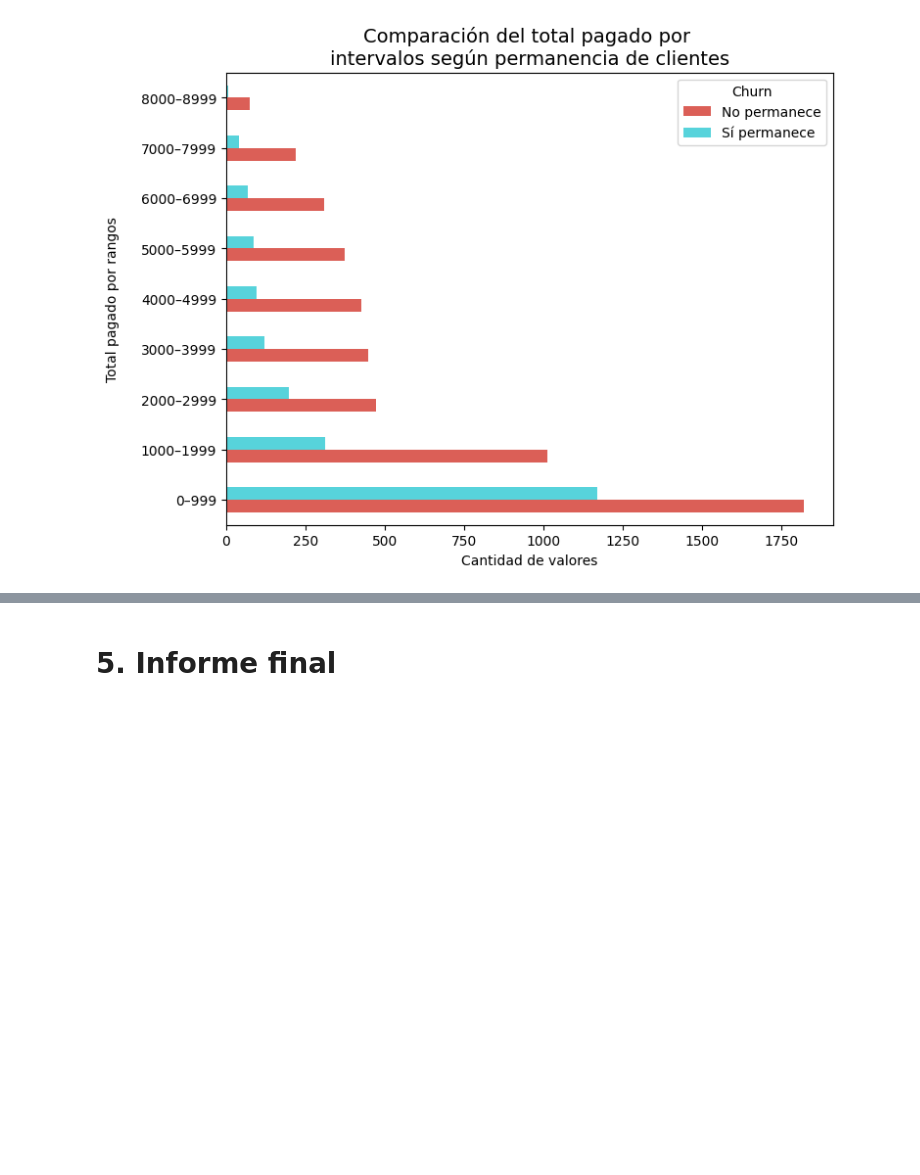
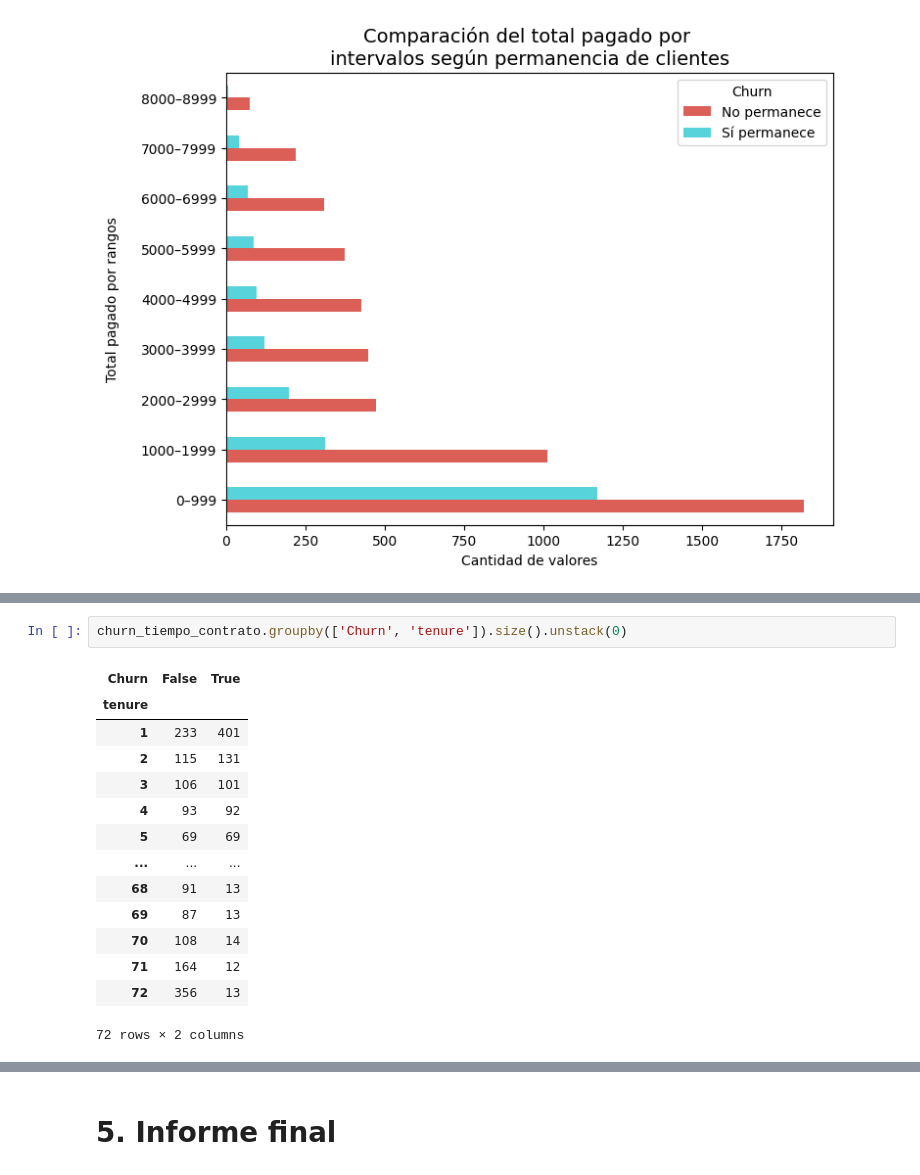
Before and after one commit to Karen-13C/Challenge_Proceso_ETL, a Jupyter notebook: Challenge_telecom.ipynb, the cells around one changed output, grey strips where cells are left out. Cells and saved outputs as stored; diff of their text form; blank space fills up the shorter version.

```diff
--- a/Challenge_telecom.ipynb
+++ b/Challenge_telecom.ipynb
@@ -376,0 +412,17 @@ plt.show()
+# %%
+churn_tiempo_contrato.groupby(['Churn', 'tenure']).size().unstack(0)
+# %% [output]
+| Churn | False | True |
+| tenure |  |  |
+| 1 | 233 | 401 |
+| 2 | 115 | 131 |
+| 3 | 106 | 101 |
+| 4 | 93 | 92 |
+| 5 | 69 | 69 |
+| ... | ... | ... |
+| 68 | 91 | 13 |
+| 69 | 87 | 13 |
+| 70 | 108 | 14 |
+| 71 | 164 | 12 |
+| 72 | 356 | 13 |
+72 rows × 2 columns
```
Also changed, not shown: parts of 5 cells of this notebook.
